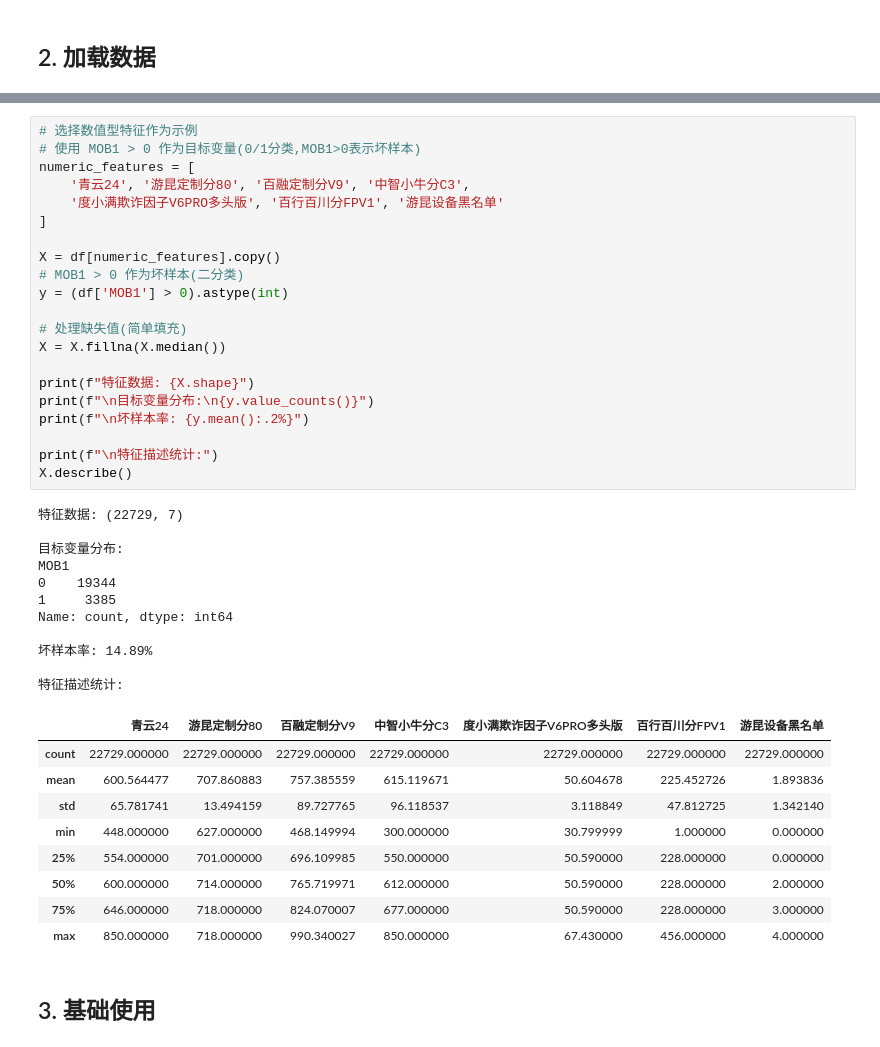
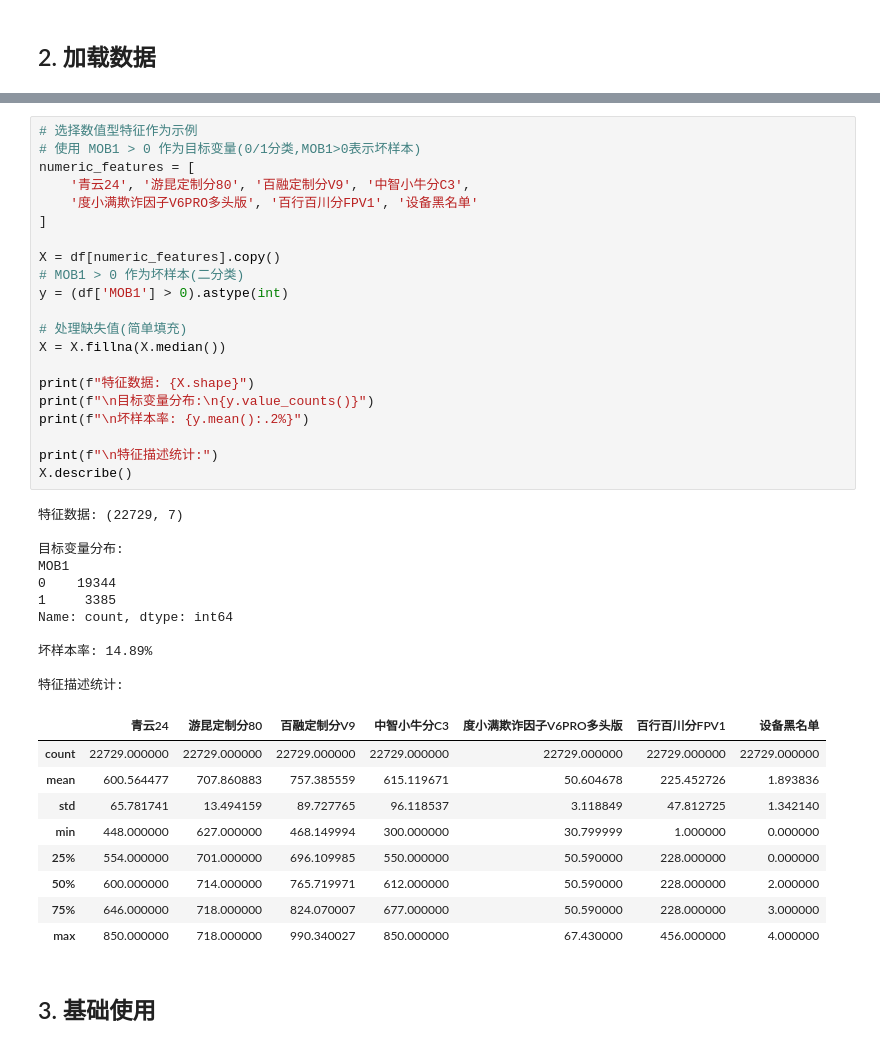
Before and after one commit to hengshu-credit/hscredit, a Jupyter notebook: examples/03_optimal_binning_unified.ipynb, the cells around one changed output, grey strips where cells are left out. Saved outputs shown, nothing was run; the diff lists cells and outputs as text.

```diff
--- a/examples/03_optimal_binning_unified.ipynb
+++ b/examples/03_optimal_binning_unified.ipynb
@@ -79,35 +77,35 @@ dtype: object
 # 使用 MOB1 > 0 作为目标变量(0/1分类,MOB1>0表示坏样本)
 numeric_features = [
     '青云24', '游昆定制分80', '百融定制分V9', '中智小牛分C3',
-    '度小满欺诈因子V6PRO多头版', '百行百川分FPV1', '游昆设备黑名单'
+    '度小满欺诈因子V6PRO多头版', '百行百川分FPV1', '设备黑名单'
 ]
 
 X = df[numeric_features].copy()
 # MOB1 > 0 作为坏样本(二分类)
 y = (df['MOB1'] > 0).astype(int)
 
 # 处理缺失值(简单填充)
 X = X.fillna(X.median())
 
 print(f"特征数据: {X.shape}")
 print(f"\n目标变量分布:\n{y.value_counts()}")
 print(f"\n坏样本率: {y.mean():.2%}")
 
 print(f"\n特征描述统计:")
 X.describe()
 # %% [output]
 特征数据: (22729, 7)
 
 目标变量分布:
 MOB1
 0    19344
 1     3385
 Name: count, dtype: int64
 
 坏样本率: 14.89%
 
 特征描述统计:
-|  | 青云24 | 游昆定制分80 | 百融定制分V9 | 中智小牛分C3 | 度小满欺诈因子V6PRO多头版 | 百行百川分FPV1 | 游昆设备黑名单 |
+|  | 青云24 | 游昆定制分80 | 百融定制分V9 | 中智小牛分C3 | 度小满欺诈因子V6PRO多头版 | 百行百川分FPV1 | 设备黑名单 |
 | count | 22729.000000 | 22729.000000 | 22729.000000 | 22729.000000 | 22729.000000 | 22729.000000 | 22729.000000 |
 | mean | 600.564477 | 707.860883 | 757.385559 | 615.119671 | 50.604678 | 225.452726 | 1.893836 |
 | std | 65.781741 | 13.494159 | 89.727765 | 96.118537 | 3.118849 | 47.812725 | 1.342140 |
```
Also changed, not shown: parts of 8 cells of this notebook, 52 other files.
